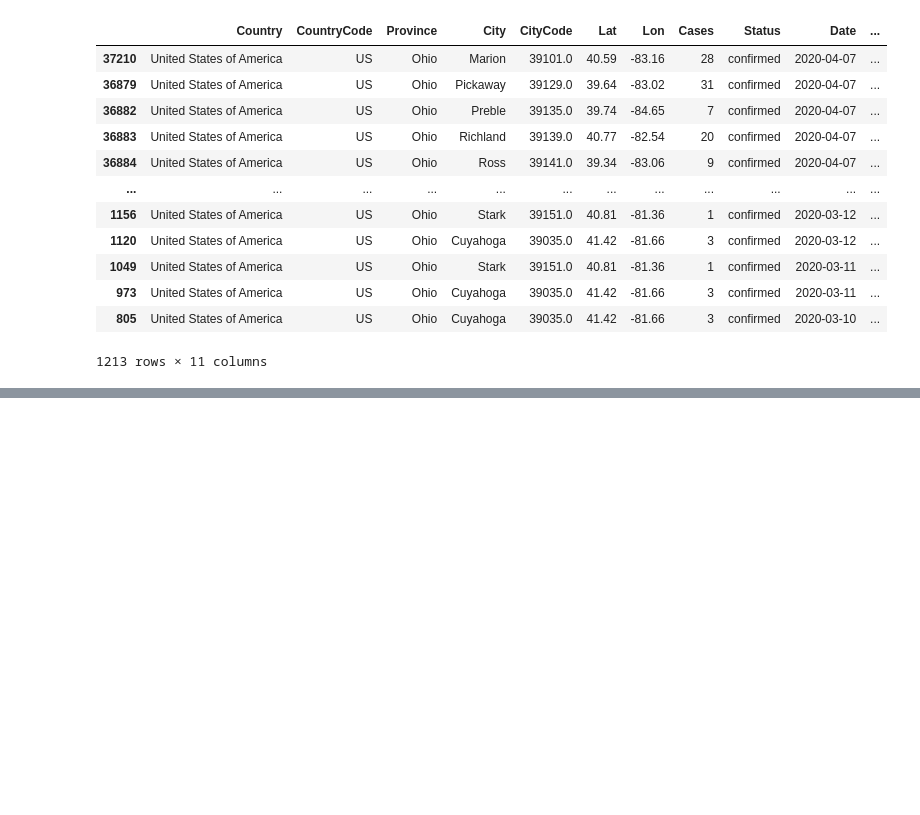
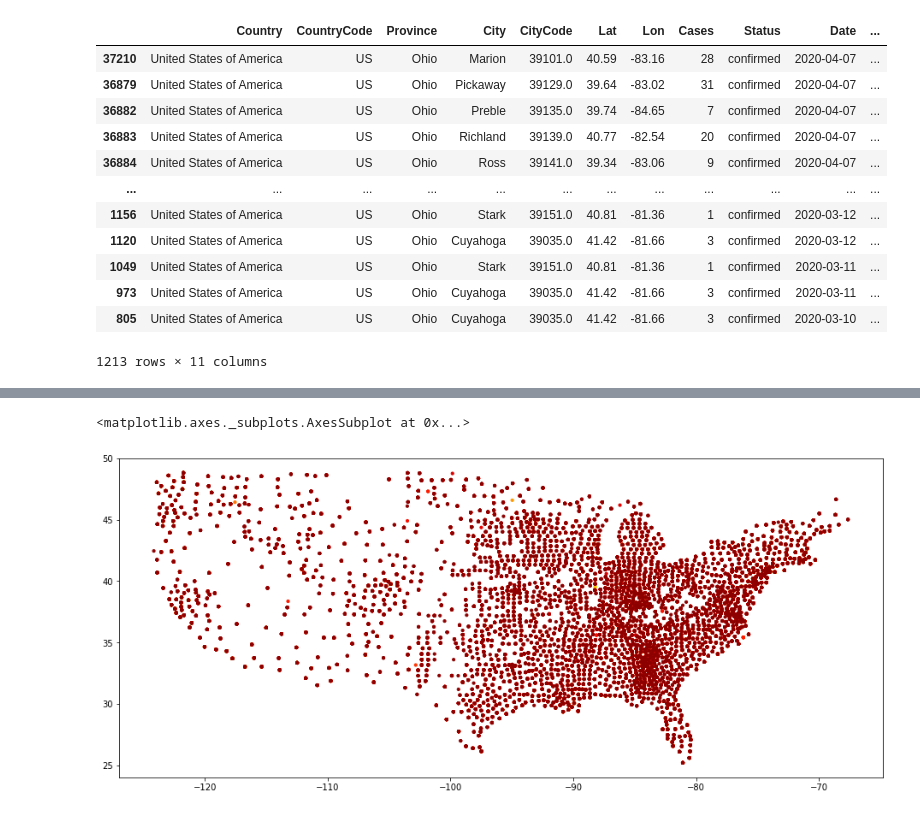
Before and after one commit to Kanaderu/covid, a Jupyter notebook: Ohio Cases.ipynb, the cells around one changed output, grey strips where cells are left out. Saved outputs shown, nothing was run; the diff lists cells and outputs as text; code cells hidden in the pictures; blank space fills up the shorter version.

```diff
--- a/Ohio Cases.ipynb
+++ b/Ohio Cases.ipynb
@@ -126,0 +136,10 @@ display(ohio_cases)
+# %%
+subset_country_gdf = df.loc[(df['Lon'] >= -125) & (df['Lon'] <= -50) & (df['Lat'] >= 25)]
+subset_country_gdf1 = gpd.GeoDataFrame(subset_country_gdf, geometry=gpd.points_from_xy(subset_country_gdf.Lon, subset_country_gdf.Lat))
+
+plt.figure(figsize=(16,8))
+ax = plt.gca()
+subset_country_gdf1.plot(ax=ax, column='Date', cmap='autumn', markersize=10, legend_kwds={'loc': 'lower left'})
+# %% [output]
+<matplotlib.axes._subplots.AxesSubplot at 0x...>
+[figure, added]
```
Also changed, not shown: parts of 1 cell of this notebook.
